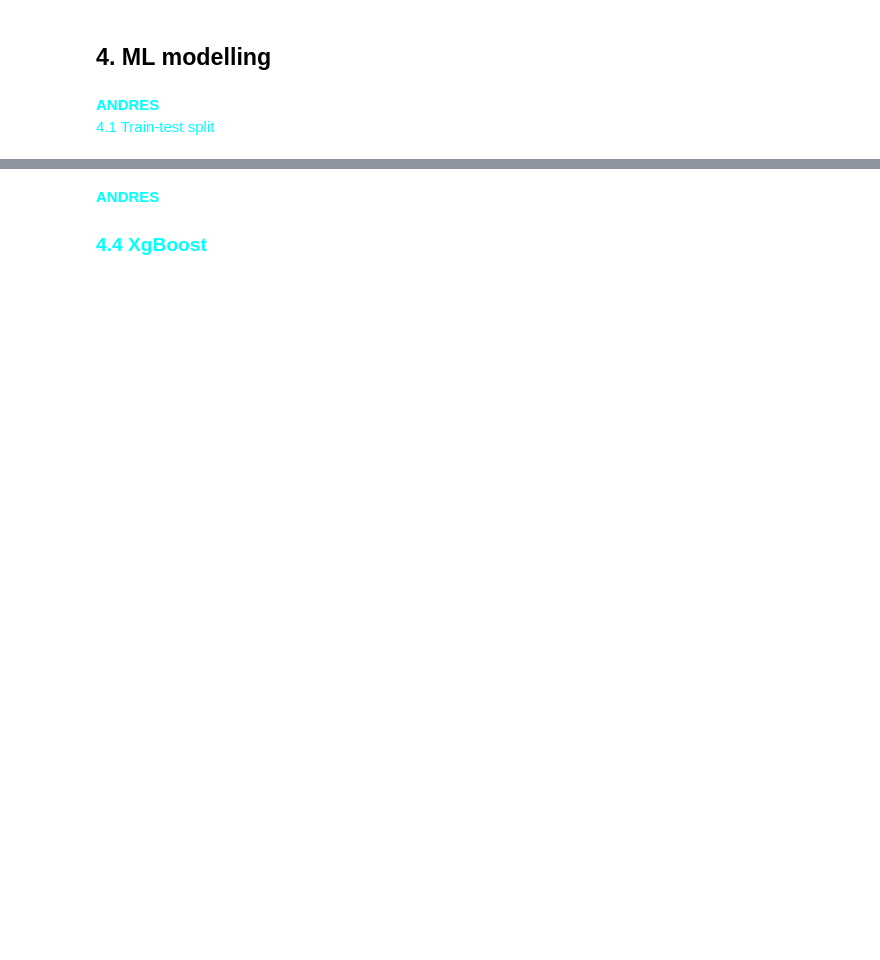
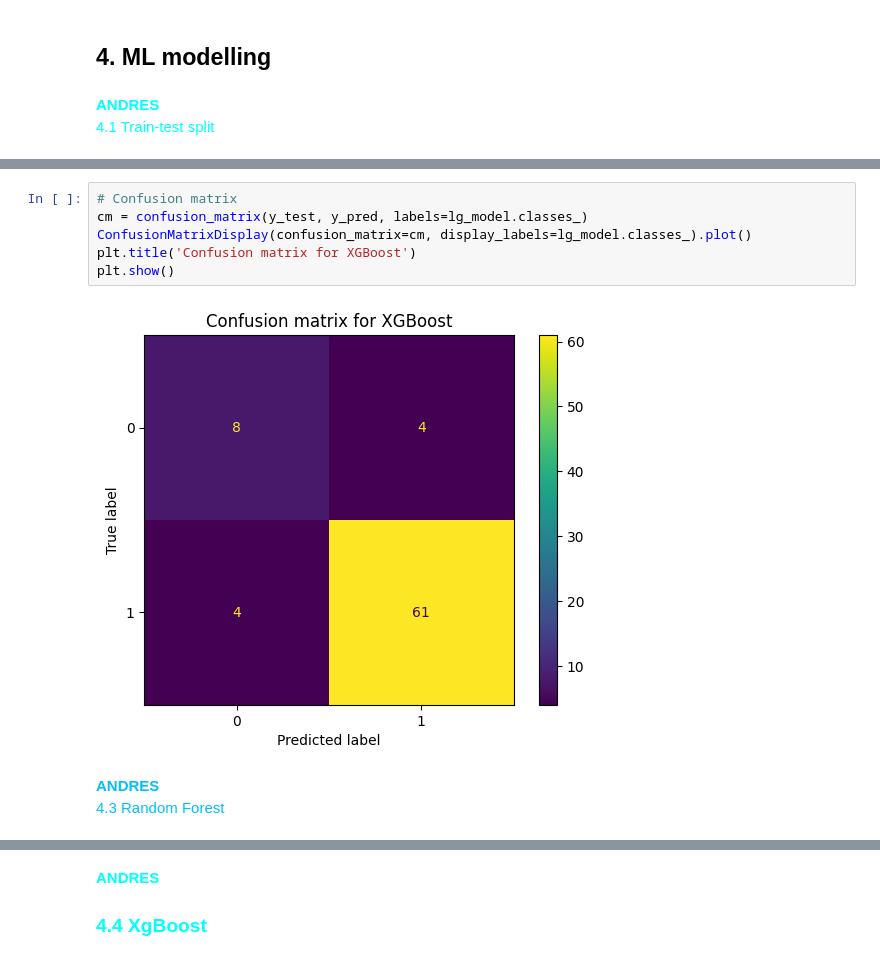
Before and after one commit to Guticar94/COMP20008_Assignment_2, a Jupyter notebook: main.ipynb, the cells around one changed output, grey strips where cells are left out. Saved outputs shown, nothing was run; the diff lists cells and outputs as text; blank space fills up the shorter version.

```diff
--- a/main.ipynb
+++ b/main.ipynb
@@ -791,0 +1005,12 @@ X_train, X_test, y_train, y_test = train_test_split(X, y, test_size=0.3, random_
+# %%
+# Confusion matrix
+cm = confusion_matrix(y_test, y_pred, labels=lg_model.classes_)
+ConfusionMatrixDisplay(confusion_matrix=cm, display_labels=lg_model.classes_).plot()
+plt.title('Confusion matrix for XGBoost')
+plt.show()
+# %% [output]
+[figure, added]
+# %% [markdown]
+<span style="color:DeepSkyBlue"> **ANDRES**
+4.3 Random Forest
+</span>
```
Also changed, not shown: parts of 49 cells of this notebook.
